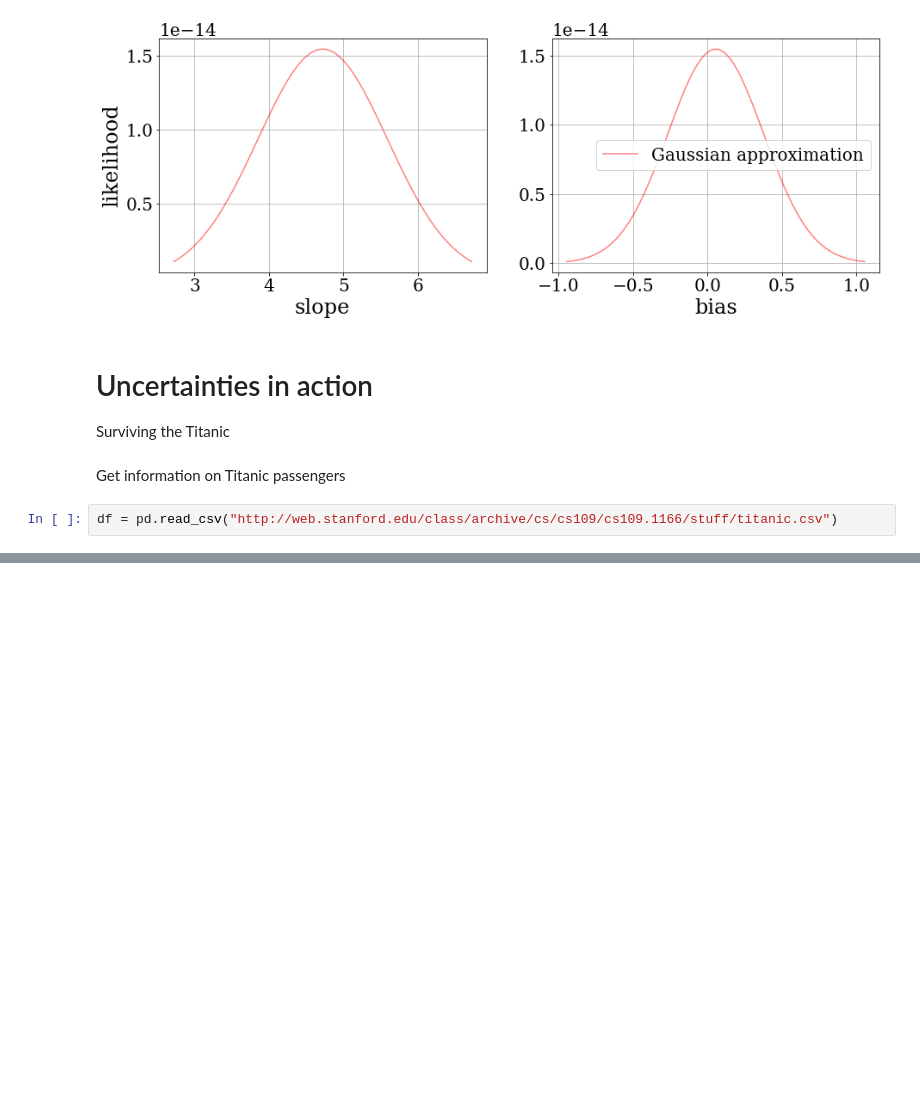
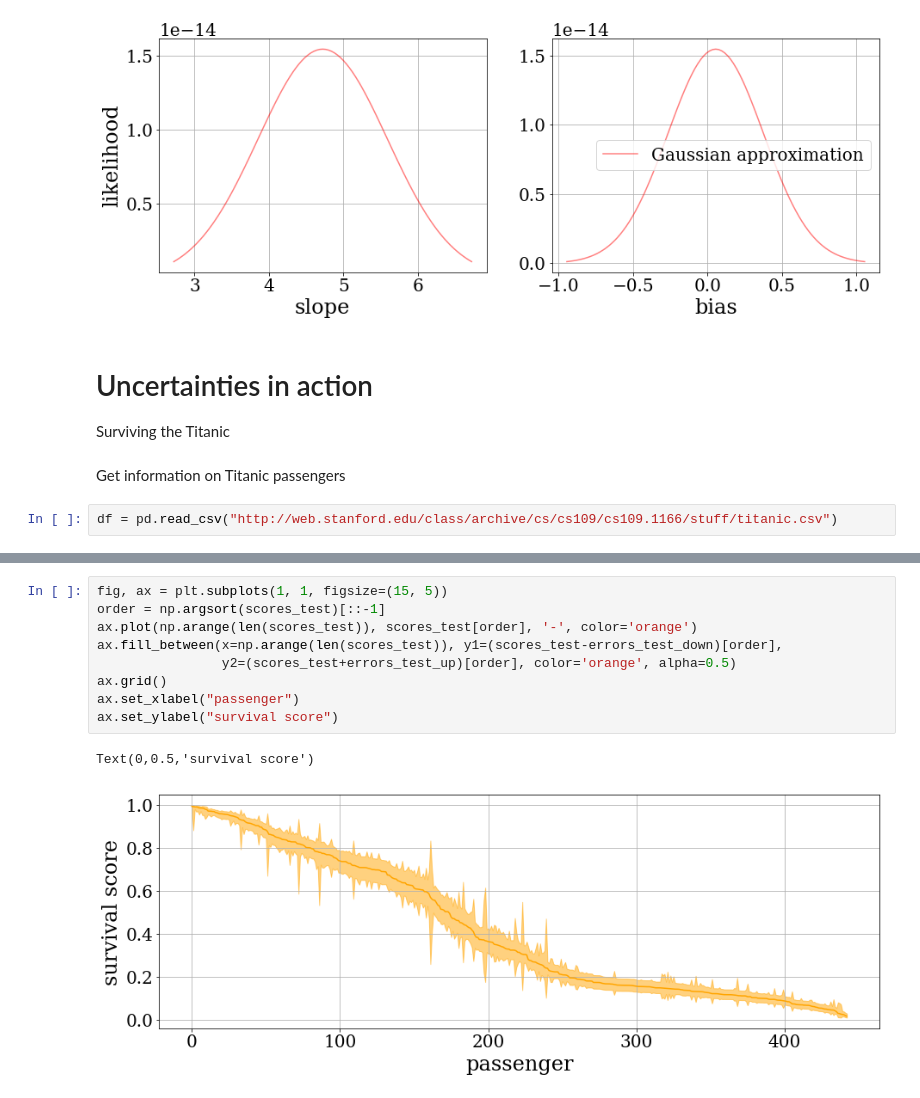
Before and after one commit to faab5/errortools, a Jupyter notebook: notebooks/PyData presentation 11-05-2019.ipynb, the cells around one changed output, grey strips where cells are left out. Drawn from its saved outputs; the diff is of its cells as text; blank space fills up the shorter version.

```diff
--- a/notebooks/PyData presentation 11-05-2019.ipynb
+++ b/notebooks/PyData presentation 11-05-2019.ipynb
@@ -408,0 +556,12 @@ df = pd.read_csv("http://web.stanford.edu/class/archive/cs/cs109/cs109.1166/stuf
+# %%
+fig, ax = plt.subplots(1, 1, figsize=(15, 5))
+order = np.argsort(scores_test)[::-1]
+ax.plot(np.arange(len(scores_test)), scores_test[order], '-', color='orange')
+ax.fill_between(x=np.arange(len(scores_test)), y1=(scores_test-errors_test_down)[order],
+                y2=(scores_test+errors_test_up)[order], color='orange', alpha=0.5)
+ax.grid()
+ax.set_xlabel("passenger")
+ax.set_ylabel("survival score")
+# %% [output]
+Text(0,0.5,'survival score')
+[figure, added]
```
Also changed, not shown: parts of 23 cells of this notebook, 1 other file.
